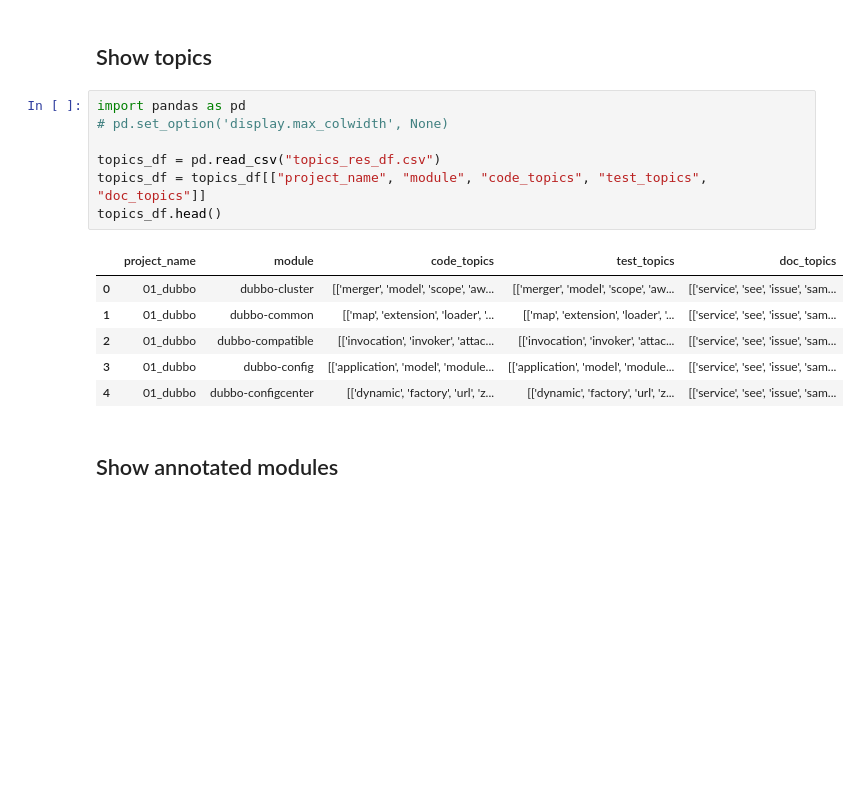
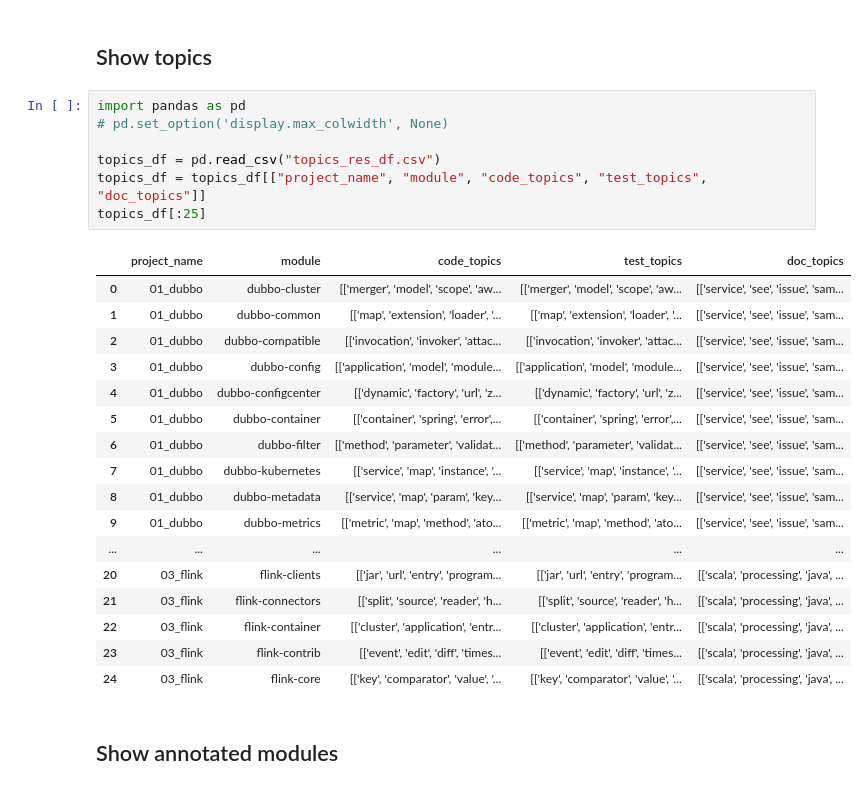
Before and after one commit to zakipauzi/concept-domain-coverage, a Jupyter notebook: 2_topic_ad_matching.ipynb, the cells around one changed output. Cells and saved outputs as stored; diff of their text form; blank space fills up the shorter version.

```diff
--- a/2_topic_ad_matching.ipynb
+++ b/2_topic_ad_matching.ipynb
@@ -7,17 +7,28 @@ This notebook extracts corpus keywords and analyse the concepts emerging from th
 # %%
 import pandas as pd
 # pd.set_option('display.max_colwidth', None)
 
 topics_df = pd.read_csv("topics_res_df.csv")
 topics_df = topics_df[["project_name", "module", "code_topics", "test_topics", "doc_topics"]]
-topics_df.head()
+topics_df[:25]
 # %% [output]
 |  | project_name | module | code_topics | test_topics | doc_topics |
 | 0 | 01_dubbo | dubbo-cluster | [['merger', 'model', 'scope', 'aw... | [['merger', 'model', 'scope', 'aw... | [['service', 'see', 'issue', 'sam... |
 | 1 | 01_dubbo | dubbo-common | [['map', 'extension', 'loader', '... | [['map', 'extension', 'loader', '... | [['service', 'see', 'issue', 'sam... |
 | 2 | 01_dubbo | dubbo-compatible | [['invocation', 'invoker', 'attac... | [['invocation', 'invoker', 'attac... | [['service', 'see', 'issue', 'sam... |
 | 3 | 01_dubbo | dubbo-config | [['application', 'model', 'module... | [['application', 'model', 'module... | [['service', 'see', 'issue', 'sam... |
 | 4 | 01_dubbo | dubbo-configcenter | [['dynamic', 'factory', 'url', 'z... | [['dynamic', 'factory', 'url', 'z... | [['service', 'see', 'issue', 'sam... |
+| 5 | 01_dubbo | dubbo-container | [['container', 'spring', 'error',... | [['container', 'spring', 'error',... | [['service', 'see', 'issue', 'sam... |
+| 6 | 01_dubbo | dubbo-filter | [['method', 'parameter', 'validat... | [['method', 'parameter', 'validat... | [['service', 'see', 'issue', 'sam... |
+| 7 | 01_dubbo | dubbo-kubernetes | [['service', 'map', 'instance', '... | [['service', 'map', 'instance', '... | [['service', 'see', 'issue', 'sam... |
+| 8 | 01_dubbo | dubbo-metadata | [['service', 'map', 'param', 'key... | [['service', 'map', 'param', 'key... | [['service', 'see', 'issue', 'sam... |
+| 9 | 01_dubbo | dubbo-metrics | [['metric', 'map', 'method', 'ato... | [['metric', 'map', 'method', 'ato... | [['service', 'see', 'issue', 'sam... |
+| ... | ... | ... | ... | ... | ... |
+| 20 | 03_flink | flink-clients | [['jar', 'url', 'entry', 'program... | [['jar', 'url', 'entry', 'program... | [['scala', 'processing', 'java', ... |
+| 21 | 03_flink | flink-connectors | [['split', 'source', 'reader', 'h... | [['split', 'source', 'reader', 'h... | [['scala', 'processing', 'java', ... |
+| 22 | 03_flink | flink-container | [['cluster', 'application', 'entr... | [['cluster', 'application', 'entr... | [['scala', 'processing', 'java', ... |
+| 23 | 03_flink | flink-contrib | [['event', 'edit', 'diff', 'times... | [['event', 'edit', 'diff', 'times... | [['scala', 'processing', 'java', ... |
+| 24 | 03_flink | flink-core | [['key', 'comparator', 'value', '... | [['key', 'comparator', 'value', '... | [['scala', 'processing', 'java', ... |
 # %% [markdown]
 ## Show annotated modules
 # %%
```
Also changed, not shown: parts of 8 cells of this notebook, 1 other file.
